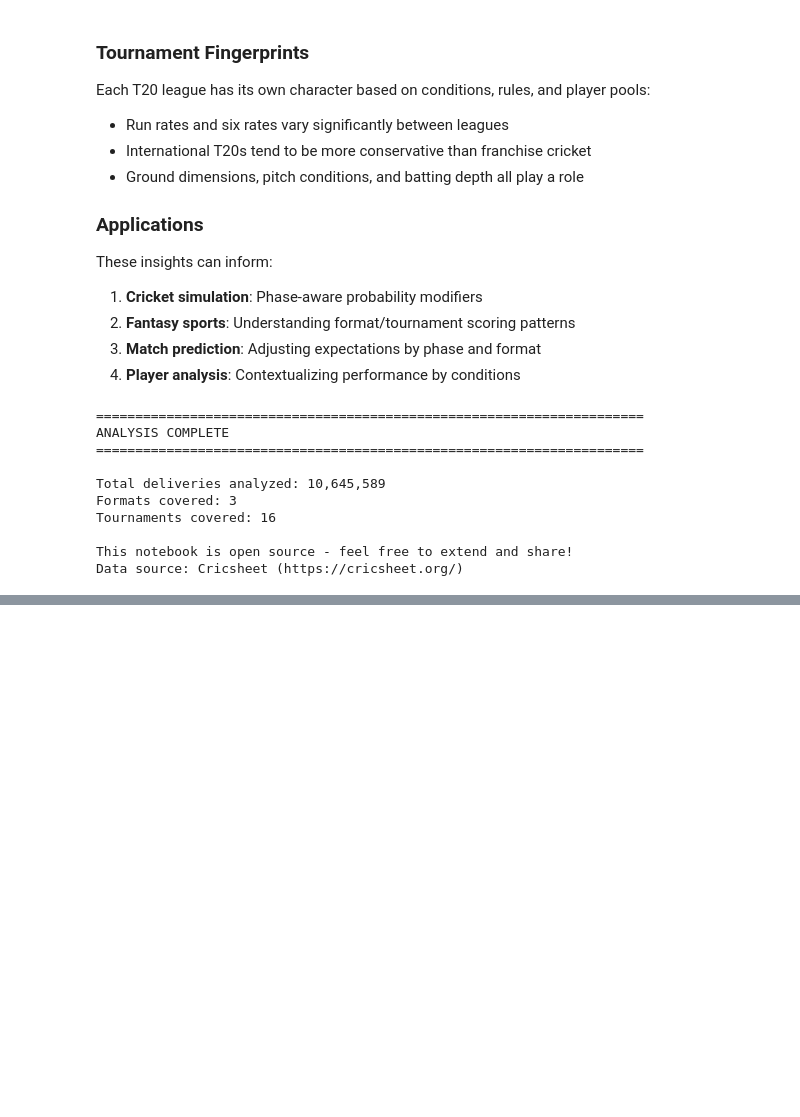
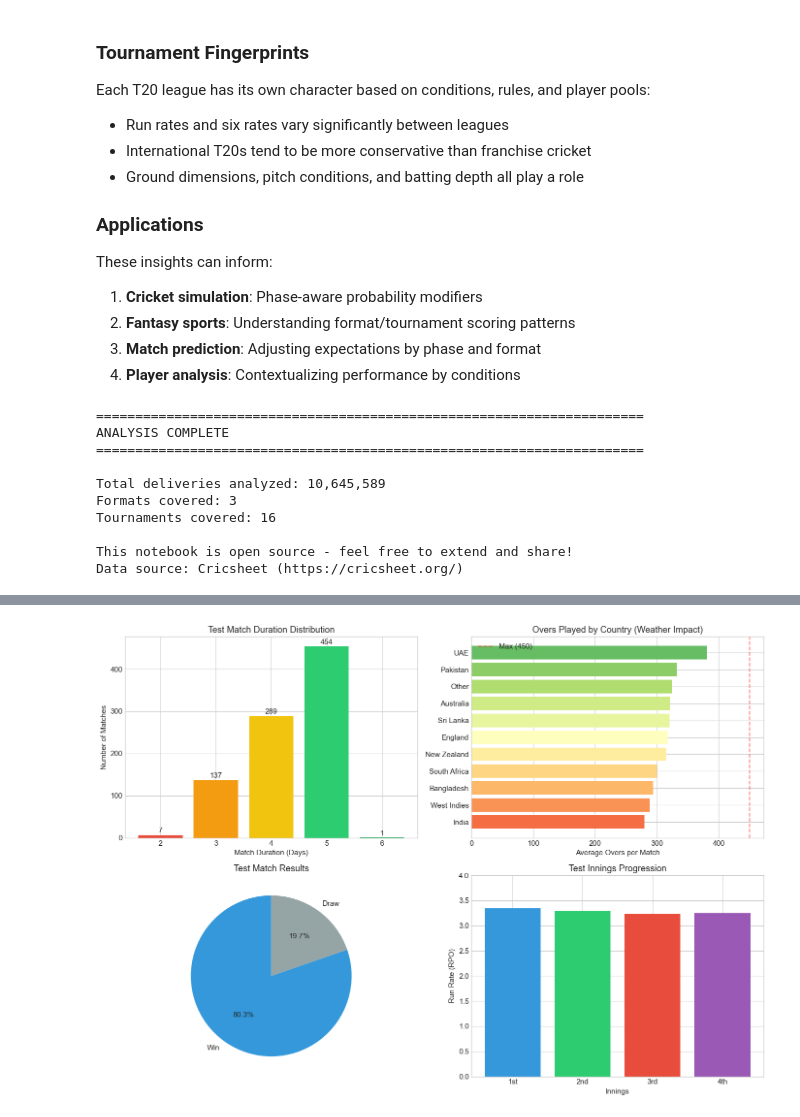
Before and after one commit to sgundava/cricket-management, a Jupyter notebook: analysis/cricket_data_analysis.ipynb, the cells around one changed output, grey strips where cells are left out. Cells and saved outputs as stored; diff of their text form; code cells hidden in the pictures; blank space fills up the shorter version.

```diff
--- a/analysis/cricket_data_analysis.ipynb
+++ b/analysis/cricket_data_analysis.ipynb
@@ -1109,0 +1294,46 @@ Data source: Cricsheet (https://cricsheet.org/)
+# %%
+# Visualize Test match analysis
+fig, axes = plt.subplots(2, 2, figsize=(14, 10))
+
+# 1. Match duration distribution
+ax1 = axes[0, 0]
+day_counts = test_df['days'].value_counts().sort_index()
+colors = ['#e74c3c', '#f39c12', '#f1c40f', '#2ecc71', '#27ae60']
+ax1.bar(day_counts.index.astype(str), day_counts.values, color=colors[:len(day_counts)])
+ax1.set_xlabel('Match Duration (Days)')
+ax1.set_ylabel('Number of Matches')
+ax1.set_title('Test Match Duration Distribution')
+for i, (days, count) in enumerate(day_counts.items()):
+    ax1.annotate(f'{count}', (i, count + 5), ha='center')
+
+# 2. Overs by country
+ax2 = axes[0, 1]
+country_overs = test_df.groupby('country')['total_overs'].mean().sort_values()
+colors = plt.cm.RdYlGn(np.linspace(0.2, 0.8, len(country_overs)))
+ax2.barh(country_overs.index, country_overs.values, color=colors)
+ax2.axvline(x=MAX_OVERS, color='red', linestyle='--', alpha=0.5, label=f'Max ({MAX_OVERS})')
+ax2.set_xlabel('Average Overs per Match')
+ax2.set_title('Overs Played by Country (Weather Impact)')
+ax2.legend()
+
+# 3. Result distribution pie
+ax3 = axes[1, 0]
+result_counts = test_df['result_type'].value_counts()
+ax3.pie(result_counts, labels=['Win', 'Draw'], autopct='%1.1f%%',
+        colors=['#3498db', '#95a5a6'], startangle=90)
+ax3.set_title('Test Match Results')
+
+# 4. Innings progression (run rate by innings number)
+ax4 = axes[1, 1]
+test_deliveries = df[df['format'] == 'test']
+innings_rr = test_deliveries.groupby('innings')['total_runs'].mean() * 6
+ax4.bar(['1st', '2nd', '3rd', '4th'], innings_rr.values[:4], color=['#3498db', '#2ecc71', '#e74c3c', '#9b59b6'])
+ax4.set_xlabel('Innings')
+ax4.set_ylabel('Run Rate (RPO)')
+ax4.set_title('Test Innings Progression')
+ax4.set_ylim(0, 4)
+
+plt.tight_layout()
+plt.show()
+# %% [output]
+[figure, added]
```
Also changed, not shown: parts of 11 cells of this notebook, 6 other files.
